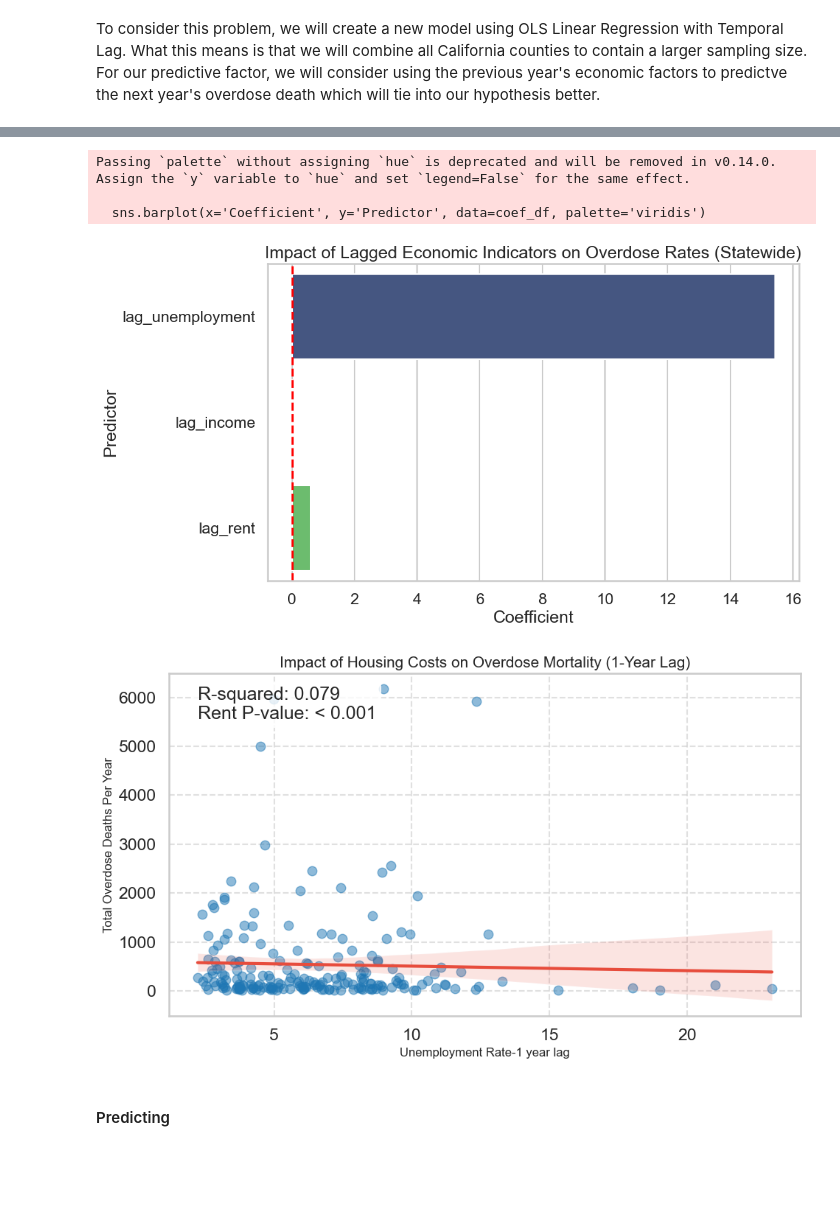
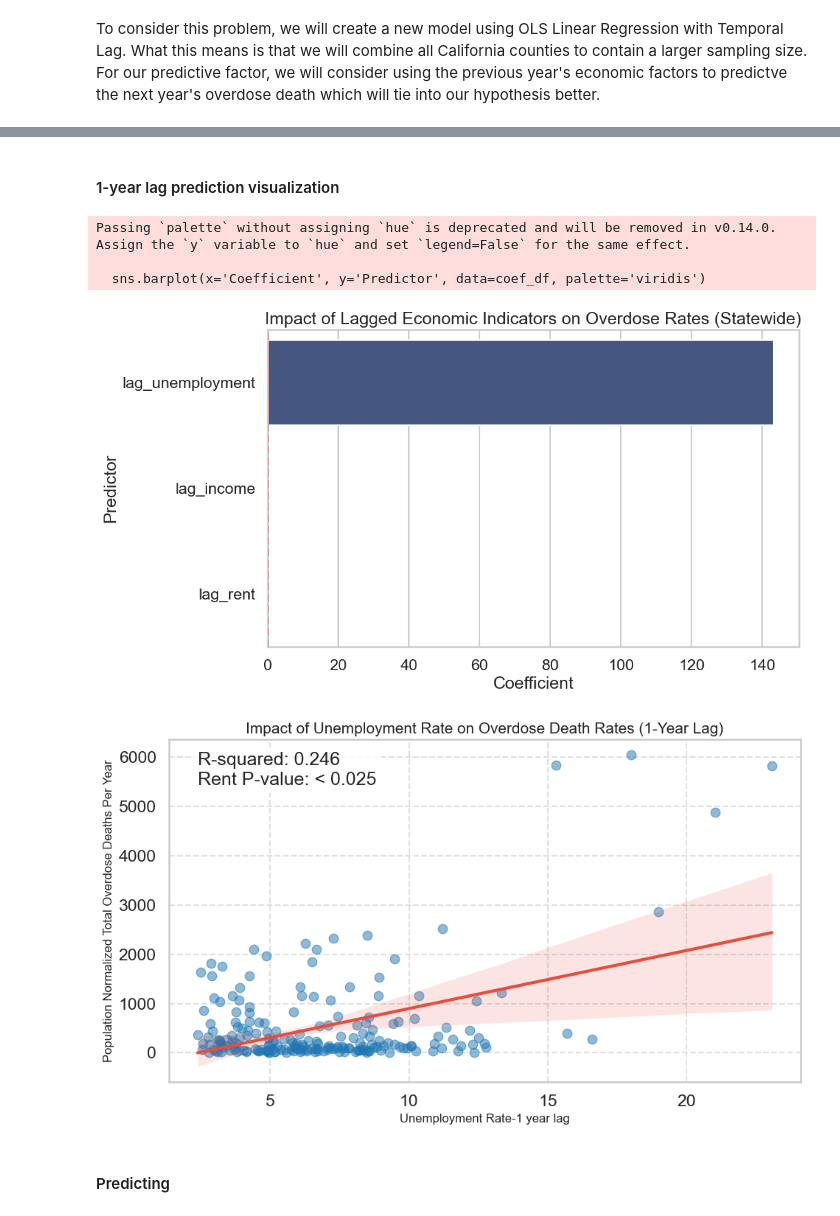
Before and after one commit to COGS108/Group078_WI26, a Jupyter notebook: 03-FinalProject.ipynb, the cells around one changed output, grey strips where cells are left out. Cells and saved outputs as stored; diff of their text form; code cells hidden in the pictures; blank space fills up the shorter version.

```diff
--- a/03-FinalProject.ipynb
+++ b/03-FinalProject.ipynb
@@ -1555,6 +1630,8 @@ strong multicollinearity or other numerical problems.
+# %% [markdown]
+#### 1-year lag prediction visualization
 # %%
 # Create a coefficient plot to see which factor matters most
-coef_df = pooled_model.params.drop('const').reset_index()
+coef_df = pooled_model_1.params.drop('const').reset_index()
 coef_df.columns = ['Predictor', 'Coefficient']
 
 plt.figure(figsize=(10, 6))
@@ -1566,46 +1643,48 @@ plt.show()
 Passing `palette` without assigning `hue` is deprecated and will be removed in v0.14.0. Assign the `y` variable to `hue` and set `legend=False` for the same effect.
 
   sns.barplot(x='Coefficient', y='Predictor', data=coef_df, palette='viridis')
-[figure, old version]
+[figure, new version]
 # %%
 # 1. Prepare the Lagged Data (if not already done)
 # We need to sort by county and year to ensure the shift(1) pulls the previous year's rent
 df_plot = merge_raw.sort_values(['county', 'Year']).copy()
 df_plot['lag_unemployment'] = df_plot.groupby('county')['unemployment_rate'].shift(1)
+
+# Normalizing
 
 # 2. Filter out the NaNs created by the lag
 plot_data = df_plot.dropna(subset=['lag_unemployment', 'total_overdose_deaths'])
 
 # 3. Create the Visualization
 plt.figure(figsize=(10, 6))
 
 # Use regplot to show individual points and the trend line
 sns.regplot(
     data=plot_data,
     x='lag_unemployment',
     y='total_overdose_deaths',
     scatter_kws={'alpha':0.5, 'color':"#1f77b4"},
     line_kws={'color':'#e74c3c', 'lw':3}
 )
 
 # 4. Formatting for your EDA report
-plt.title('Impact of Housing Costs on Overdose Mortality (1-Year Lag)', fontsize=15)
+plt.title('Impact of Unemployment Rate on Overdose Death Rates (1-Year Lag)', fontsize=15)
 plt.xlabel('Unemployment Rate-1 year lag', fontsize=12)
-plt.ylabel('Total Overdose Deaths Per Year', fontsize=12)
+plt.ylabel('Population Normalized Total Overdose Deaths Per Year', fontsize=12)
 plt.grid(True, linestyle='--', alpha=0.6)
 
 # Optional: Add a text box with the R-squared and P-value from your OLS result
 plt.text(
     x=plot_data['lag_unemployment'].min(),
     y=plot_data['total_overdose_deaths'].max() * 0.9,
-    s=f'R-squared: 0.079\nRent P-value: < 0.001',
+    s=f'R-squared: 0.246\nRent P-value: < 0.025',
     bbox=dict(facecolor='white', alpha=0.8)
 )
 
 plt.tight_layout()
 # plt.savefig('lagged_rent_vs_overdose.png')
 # %% [output]
-[figure, old version]
+[figure, new version]
 # %% [markdown]
 #### Predicting
 # %% [markdown]
```
Also changed, not shown: parts of 24 cells of this notebook.
